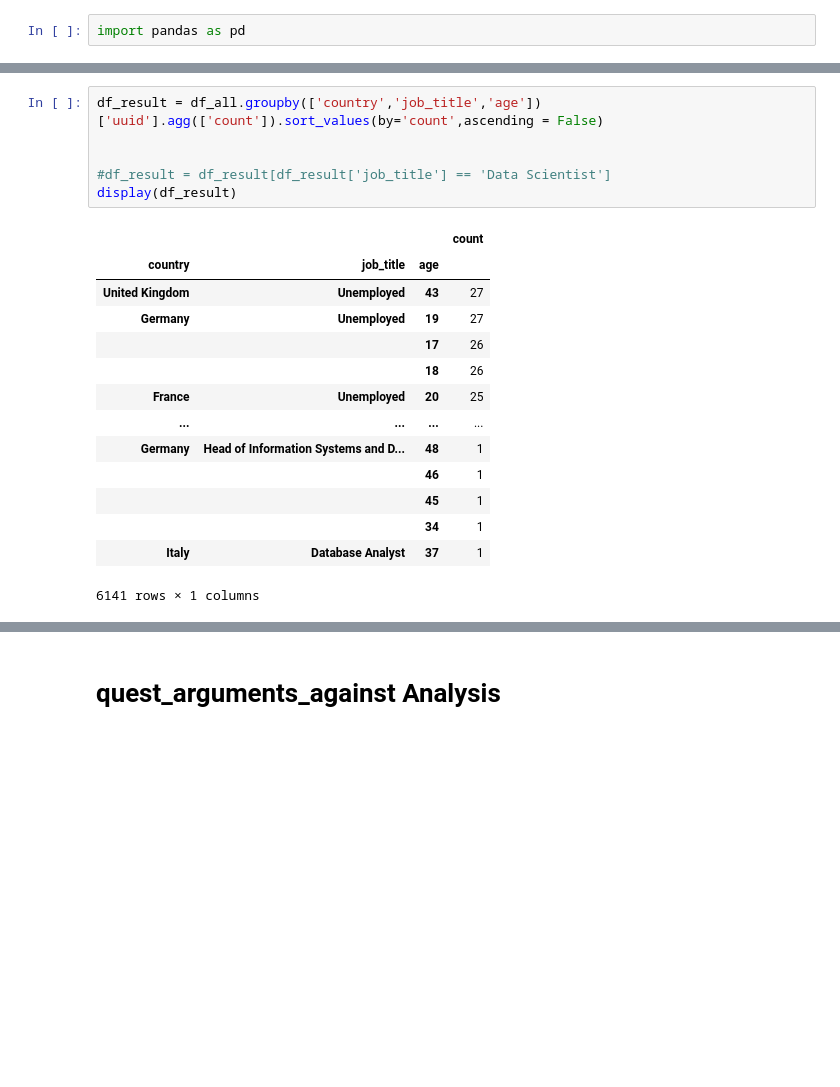
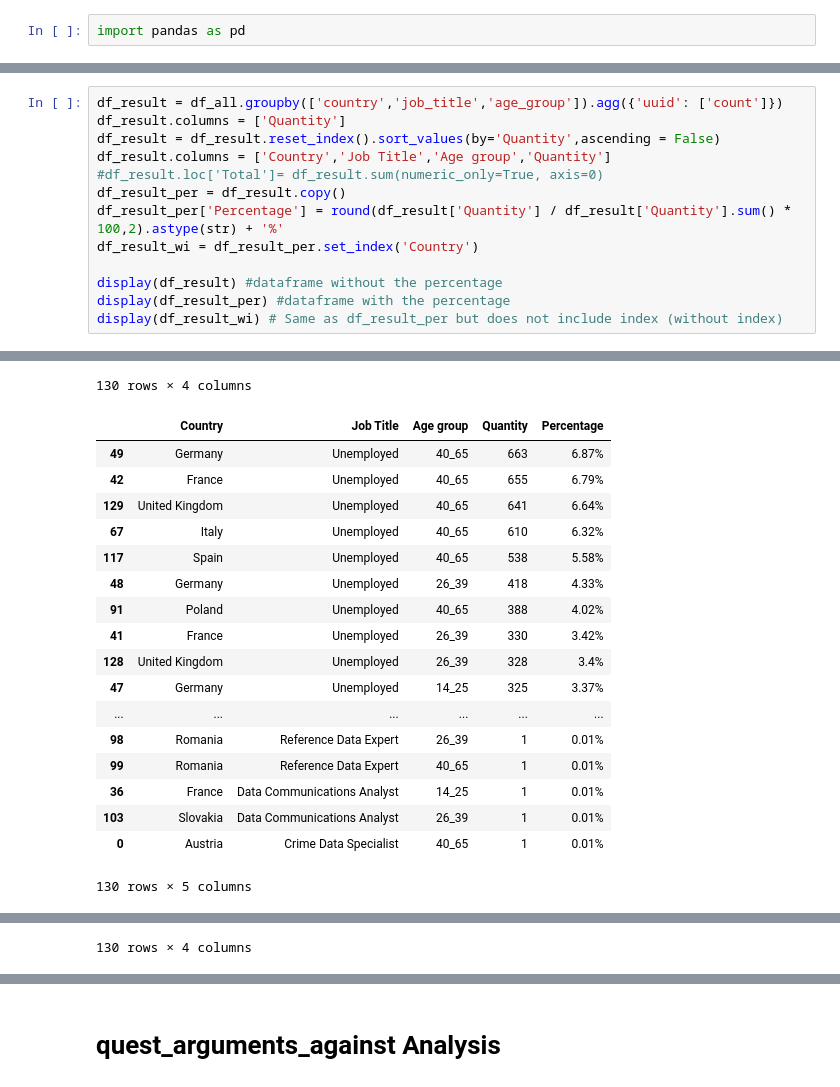
Before and after one commit to juankmp/Project_1_0420_JuanMunoz, a Jupyter notebook: notebooks/analysis.ipynb, the cells around one changed output, grey strips where cells are left out. Saved outputs shown, nothing was run; the diff lists cells and outputs as text; blank space fills up the shorter version.

```diff
--- a/notebooks/analysis.ipynb
+++ b/notebooks/analysis.ipynb
@@ -36,21 +19,14 @@ SyntaxError: invalid syntax (<ipython-input-40-7bd30c87a723>, line 1)
-# %%
-df_result = df_all.groupby(['country','job_title','age'])['uuid'].agg(['count']).sort_values(by='count',ascending = False)
-
-
-#df_result = df_result[df_result['job_title'] == 'Data Scientist']
-display(df_result)
-# %% [output]
-|  |  |  | count |
-| country | job_title | age |  |
-| United Kingdom | Unemployed | 43 | 27 |
-| Germany | Unemployed | 19 | 27 |
-|  |  | 17 | 26 |
-|  |  | 18 | 26 |
-| France | Unemployed | 20 | 25 |
-| ... | ... | ... | ... |
-| Germany | Head of Information Systems and D... | 48 | 1 |
-|  |  | 46 | 1 |
-|  |  | 45 | 1 |
-|  |  | 34 | 1 |
-| Italy | Database Analyst | 37 | 1 |
-6141 rows × 1 columns
+# %%
+df_result = df_all.groupby(['country','job_title','age_group']).agg({'uuid': ['count']})
+df_result.columns = ['Quantity']
+df_result = df_result.reset_index().sort_values(by='Quantity',ascending = False)
+df_result.columns = ['Country','Job Title','Age group','Quantity']
+#df_result.loc['Total']= df_result.sum(numeric_only=True, axis=0)
+df_result_per = df_result.copy()
+df_result_per['Percentage'] = round(df_result['Quantity'] / df_result['Quantity'].sum() * 100,2).astype(str) + '%'
+df_result_wi = df_result_per.set_index('Country')
+
+display(df_result) #dataframe without the percentage
+display(df_result_per) #dataframe with the percentage
+display(df_result_wi) # Same as df_result_per but does not include index (without index)
+# %% [output]
@@ -56,0 +50,19 @@ display(df_result)
+130 rows × 4 columns
+|  | Country | Job Title | Age group | Quantity | Percentage |
+| 49 | Germany | Unemployed | 40_65 | 663 | 6.87% |
+| 42 | France | Unemployed | 40_65 | 655 | 6.79% |
+| 129 | United Kingdom | Unemployed | 40_65 | 641 | 6.64% |
+| 67 | Italy | Unemployed | 40_65 | 610 | 6.32% |
+| 117 | Spain | Unemployed | 40_65 | 538 | 5.58% |
+| 48 | Germany | Unemployed | 26_39 | 418 | 4.33% |
+| 91 | Poland | Unemployed | 40_65 | 388 | 4.02% |
+| 41 | France | Unemployed | 26_39 | 330 | 3.42% |
+| 128 | United Kingdom | Unemployed | 26_39 | 328 | 3.4% |
+| 47 | Germany | Unemployed | 14_25 | 325 | 3.37% |
+| ... | ... | ... | ... | ... | ... |
+| 98 | Romania | Reference Data Expert | 26_39 | 1 | 0.01% |
+| 99 | Romania | Reference Data Expert | 40_65 | 1 | 0.01% |
+| 36 | France | Data Communications Analyst | 14_25 | 1 | 0.01% |
+| 103 | Slovakia | Data Communications Analyst | 26_39 | 1 | 0.01% |
+| 0 | Austria | Crime Data Specialist | 40_65 | 1 | 0.01% |
+130 rows × 5 columns
@@ -56,0 +87 @@ display(df_result)
+130 rows × 4 columns
```
Also changed, not shown: parts of 14 cells of this notebook, 18 other files.
